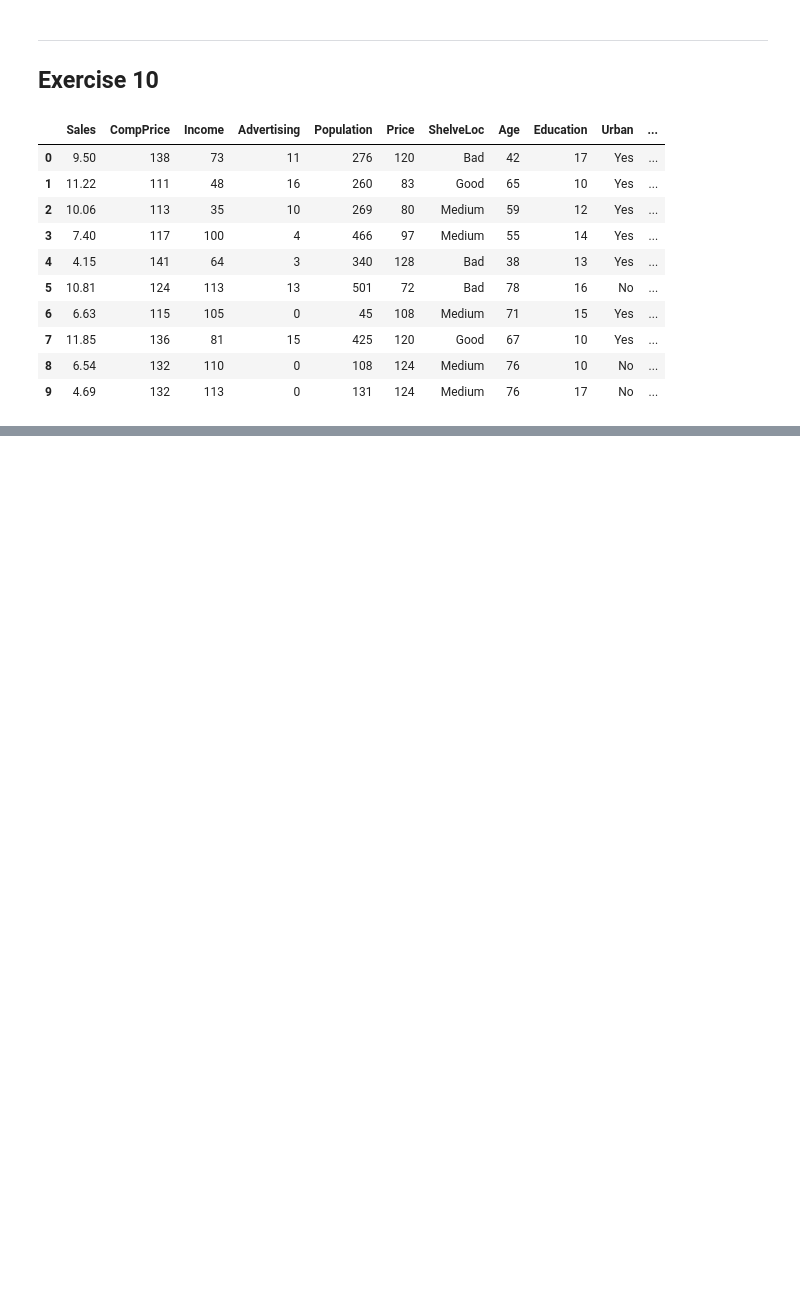
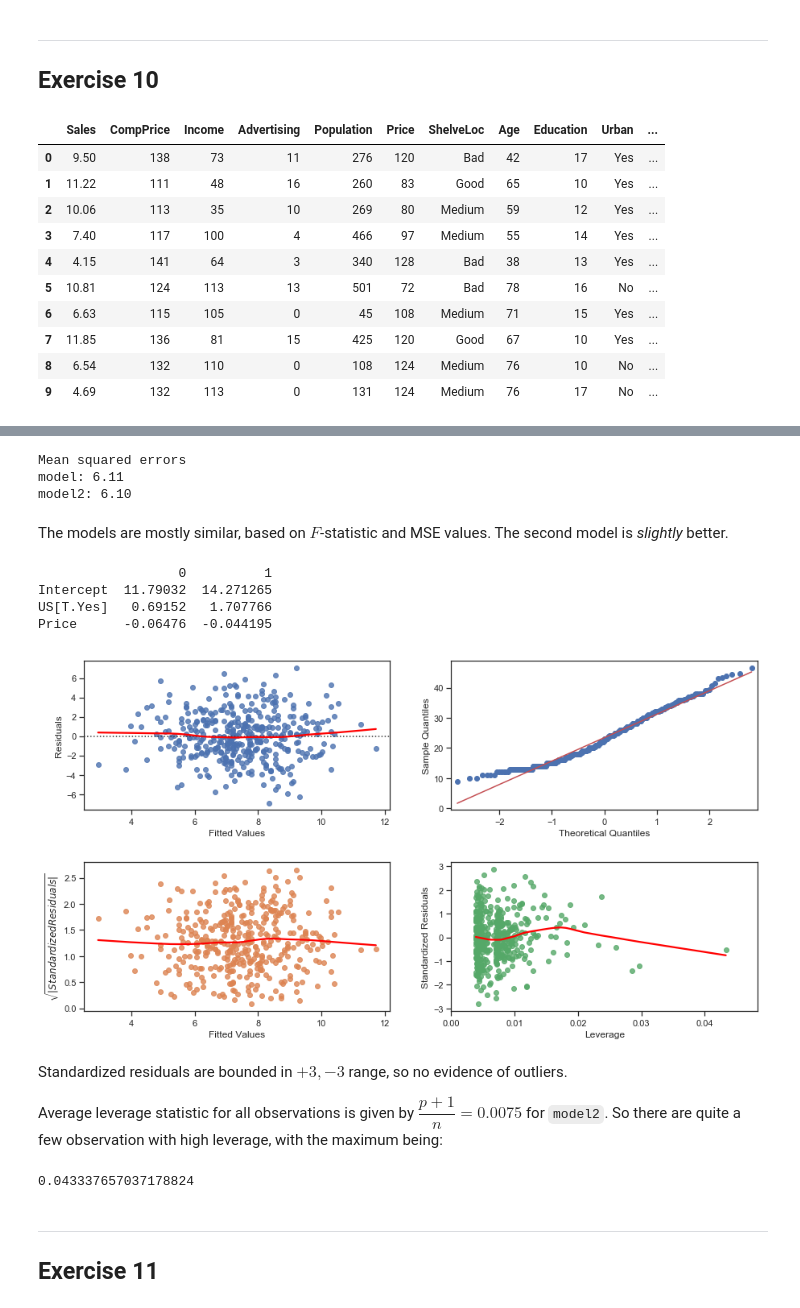
Before and after one commit to fncode246/stat-learning, a Jupyter notebook: ch3_applied.ipynb, the cells around one changed output, grey strips where cells are left out. Drawn from its saved outputs; the diff is of its cells as text; code cells hidden in the pictures; blank space fills up the shorter version.

```diff
--- a/ch3_applied.ipynb
+++ b/ch3_applied.ipynb
@@ -303,0 +352,3 @@ carseats.head(10)
+# %%
+model2 = ols('Sales ~ Price + US', data=carseats).fit()
+print(model2.summary())
@@ -303,0 +373,32 @@ carseats.head(10)
+# %%
+print('Mean squared errors\nmodel: {:.2f}\nmodel2: {:.2f}'.format(model.mse_resid, model2.mse_resid))
+# %% [output]
+Mean squared errors
+model: 6.11
+model2: 6.10
+# %% [markdown]
+The models are mostly similar, based on $F$-statistic and MSE values. The second model is *slightly* better.
+# %%
+# Confidence intervals
+print(model2.conf_int(alpha=0.05))
+# %% [output]
+                  0          1
+Intercept  11.79032  14.271265
+US[T.Yes]   0.69152   1.707766
+Price      -0.06476  -0.044195
+# %%
+diag_plots(model2, carseats)
+# %% [output]
+[figure, added]
+# %% [markdown]
+Standardized residuals are bounded in $+3,-3$ range, so no evidence of outliers.
+
+Average leverage statistic for all observations is given by $\dfrac{p+1}{n}=0.0075$ for `model2`. So there are quite a few observation with high leverage, with the maximum being:
+# %%
+max(model2.get_influence().hat_matrix_diag)
+# %% [output]
+0.043337657037178824
+# %% [markdown]
+* * *
+
+## Exercise 11
```
Also changed, not shown: parts of 35 cells of this notebook.
